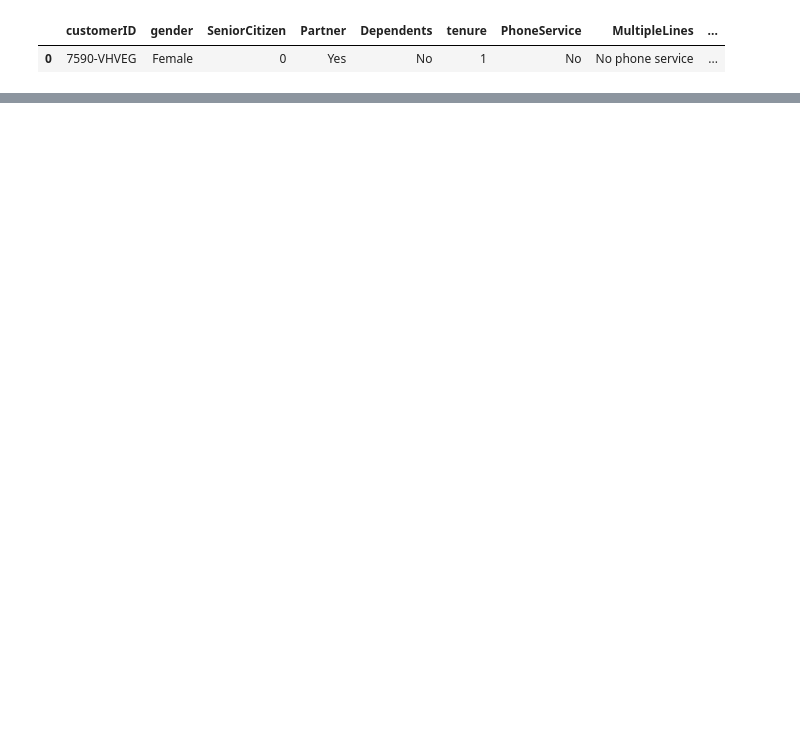
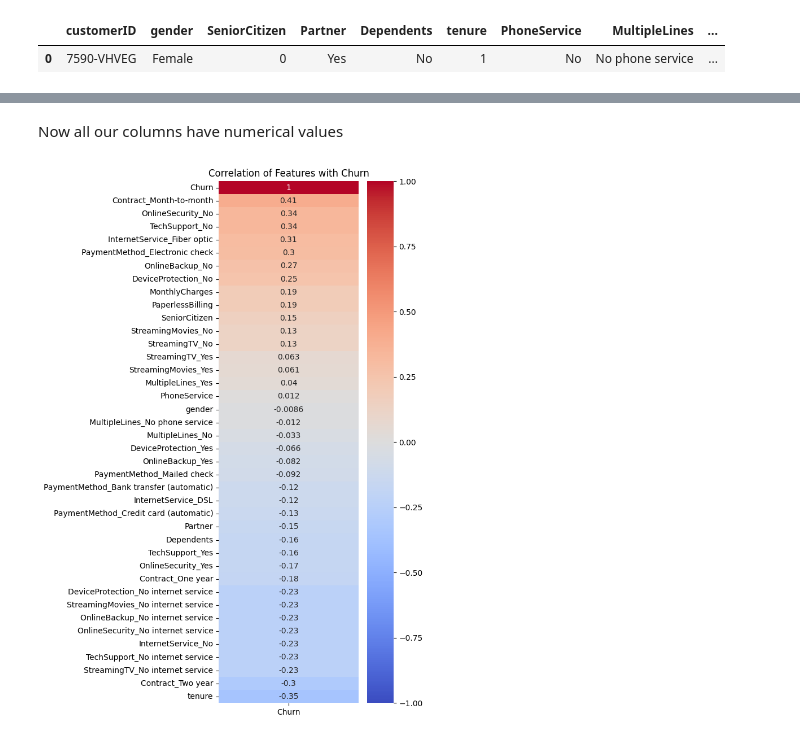
Before and after one commit to Rubieskyama/Customer-chun-predictor, a Jupyter notebook: notebooks/EDA.ipynb, the cells around one changed output, grey strips where cells are left out. Saved outputs shown, nothing was run; the diff lists cells and outputs as text; code cells hidden in the pictures; blank space fills up the shorter version.

```diff
--- a/notebooks/EDA.ipynb
+++ b/notebooks/EDA.ipynb
@@ -31,0 +79,8 @@ data.head(1)
+# %%
+# binary categorical values (with 2 unique values)
+binary_cols = ['gender', 'Partner', 'Dependents', 'PhoneService', 'PaperlessBilling', 'Churn']
+
+# replace 'Yes' and 'No' with 1 and 0 respectively
+df[binary_cols] = df[binary_cols].replace({'Yes': 1, 'No': 0, 'Male': 1, 'Female': 0})
+
+df.head(5)
@@ -31,0 +98,8 @@ data.head(1)
+# %%
+# categorical columns with more than 2 unique values
+more_cols = ['MultipleLines', 'InternetService', 'OnlineSecurity', 'OnlineBackup', 'DeviceProtection', 'TechSupport', 'StreamingTV', 'StreamingMovies', 'Contract', 'PaymentMethod']
+
+# one-hot encode the categorical columns
+df = pd.get_dummies(df, columns=more_cols)
+
+df.head()
@@ -31,0 +115,8 @@ data.head(1)
+# %%
+# drop the customerID column as it is not useful for prediction
+df.drop('customerID', axis=1, inplace=True)
+# %%
+# replace the boolean values with 1 and 0 respectively
+bool_cols = df.select_dtypes(include='bool').columns
+df[bool_cols] = df[bool_cols].astype(int)
+df.head()
@@ -31,0 +150,15 @@ data.head(1)
+# %% [markdown]
+Now all our columns have numerical values
+# %%
+# correlation matrix for numeric features
+corr_matrix = df.corr(numeric_only=True)
+# correlation of features with the target variable 'Churn'
+chun_corr = corr_matrix[['Churn']].sort_values(by='Churn', ascending=False)
+
+# plot the heatmap
+plt.figure(figsize=(4, 12))
+sns.heatmap(chun_corr, annot=True, cmap='coolwarm', vmin=-1, vmax=1)
+plt.title('Correlation of Features with Churn')
+plt.show()
+# %% [output]
+[figure, added]
```
Also changed, not shown: parts of 16 cells of this notebook.
